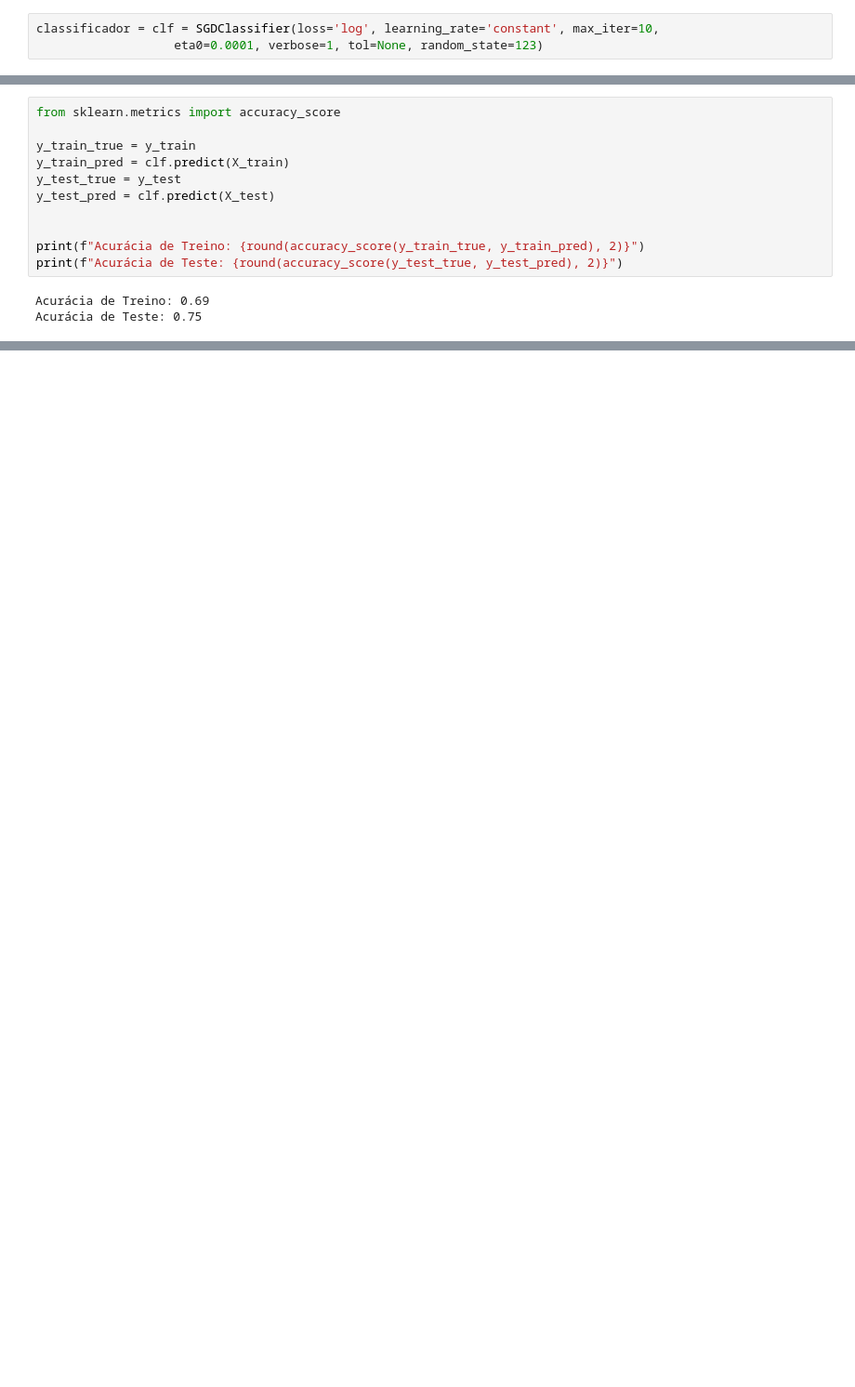
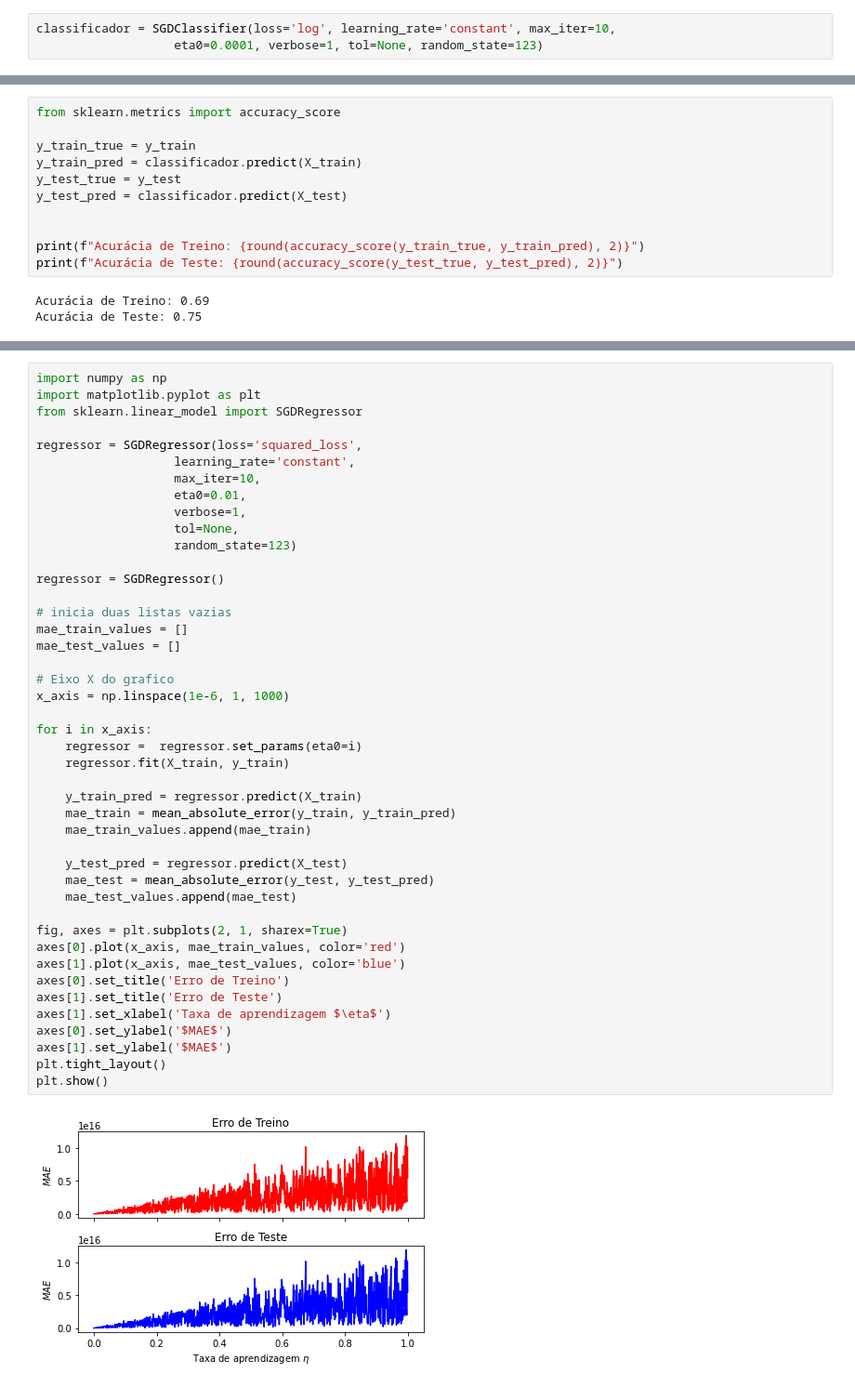
Before and after one commit to Luiz-JLP/DataScience-Heart, a Jupyter notebook: DataScience.ipynb, the cells around one changed output, grey strips where cells are left out. Shown at 93% size. Cells and saved outputs as stored; diff of their text form; blank space fills up the shorter version.

```diff
--- a/DataScience.ipynb
+++ b/DataScience.ipynb
@@ -261,7 +261,7 @@ Tamanho de y_test: (61,)
 # %% [markdown]
 Criando o classificador e treinando o modelo
 # %%
-classificador = clf = SGDClassifier(loss='log', learning_rate='constant', max_iter=10,
+classificador = SGDClassifier(loss='log', learning_rate='constant', max_iter=10,
                    eta0=0.0001, verbose=1, tol=None, random_state=123)
 # %%
 classificador.fit(X_train, y_train)
@@ -295,9 +295,9 @@ Testando a Acurácia do Modelo
 from sklearn.metrics import accuracy_score
 
 y_train_true = y_train
-y_train_pred = clf.predict(X_train)
+y_train_pred = classificador.predict(X_train)
 y_test_true = y_test
-y_test_pred = clf.predict(X_test)
+y_test_pred = classificador.predict(X_test)
 
 
 print(f"Acurácia de Treino: {round(accuracy_score(y_train_true, y_train_pred), 2)}")
@@ -307,0 +318,46 @@ Acurácia de Teste: 0.75
+# %%
+import numpy as np
+import matplotlib.pyplot as plt
+from sklearn.linear_model import SGDRegressor
+
+regressor = SGDRegressor(loss='squared_loss',
+                   learning_rate='constant',
+                   max_iter=10,
+                   eta0=0.01,
+                   verbose=1,
+                   tol=None,
+                   random_state=123)
+
+regressor = SGDRegressor()
+
+# inicia duas listas vazias
+mae_train_values = []
+mae_test_values = []
+
+# Eixo X do grafico
+x_axis = np.linspace(1e-6, 1, 1000)
+
+for i in x_axis:
+    regressor =  regressor.set_params(eta0=i)
+    regressor.fit(X_train, y_train)
+
+    y_train_pred = regressor.predict(X_train)
+    mae_train = mean_absolute_error(y_train, y_train_pred)
+    mae_train_values.append(mae_train)
+
+    y_test_pred = regressor.predict(X_test)
+    mae_test = mean_absolute_error(y_test, y_test_pred)
+    mae_test_values.append(mae_test)
+
+fig, axes = plt.subplots(2, 1, sharex=True)
+axes[0].plot(x_axis, mae_train_values, color='red')
+axes[1].plot(x_axis, mae_test_values, color='blue')
+axes[0].set_title('Erro de Treino')
+axes[1].set_title('Erro de Teste')
+axes[1].set_xlabel('Taxa de aprendizagem $\eta$')
+axes[0].set_ylabel('$MAE$')
+axes[1].set_ylabel('$MAE$')
+plt.tight_layout()
+plt.show()
+# %% [output]
+[figure, added]
```
Also changed, not shown: parts of 3 cells of this notebook.
